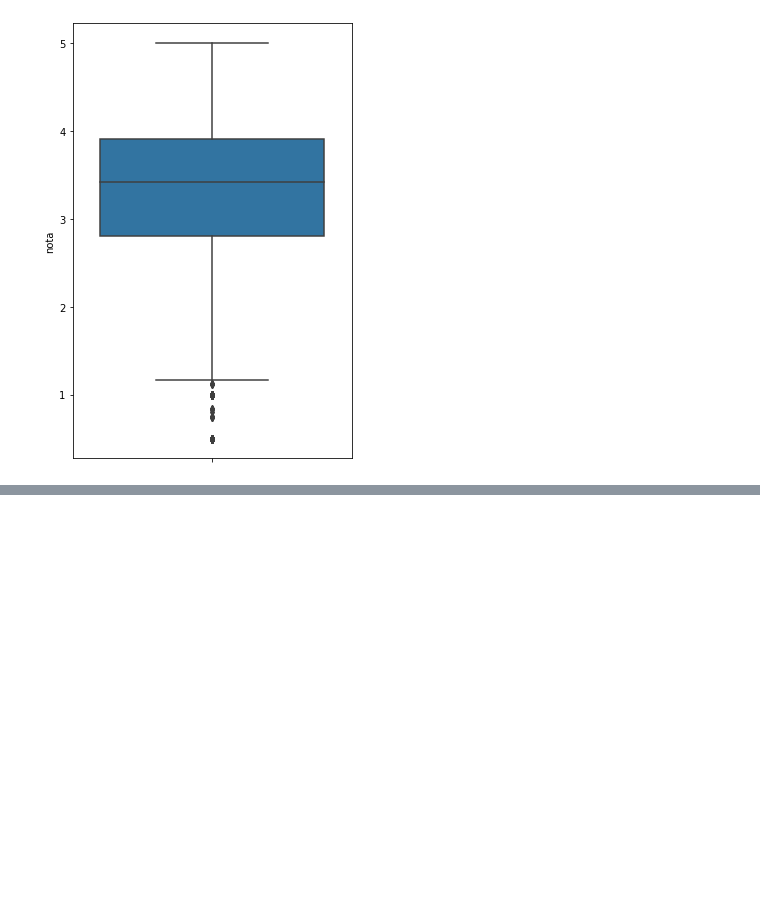
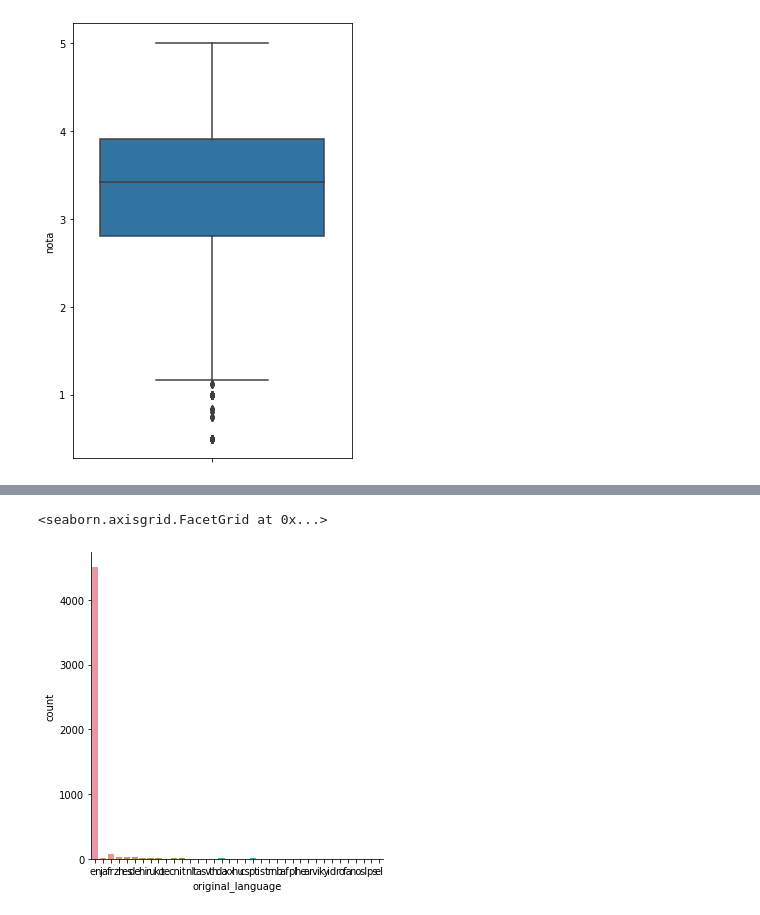
Before and after one commit to JeandsGomes/Estudando_Ciencia_de_Dados_com_Python, a Jupyter notebook: Introdução_a_Data_Science.ipynb, the cells around one changed output, grey strips where cells are left out. Drawn from its saved outputs; the diff is of its cells as text; code cells hidden in the pictures; blank space fills up the shorter version.

```diff
--- a/Introdução_a_Data_Science.ipynb
+++ b/Introdução_a_Data_Science.ipynb
@@ -271,0 +385,7 @@ sns.boxplot(y=medias_por_filmes)
+# %%
+# Plotar os dados usando a base original
+#legend_outbool
+sns.catplot(x = 'original_language', kind='count',data=tmdb, legend_out= True)
+# %% [output]
+<seaborn.axisgrid.FacetGrid at 0x...>
+[figure, added]
```
Also changed, not shown: parts of 19 cells of this notebook.
